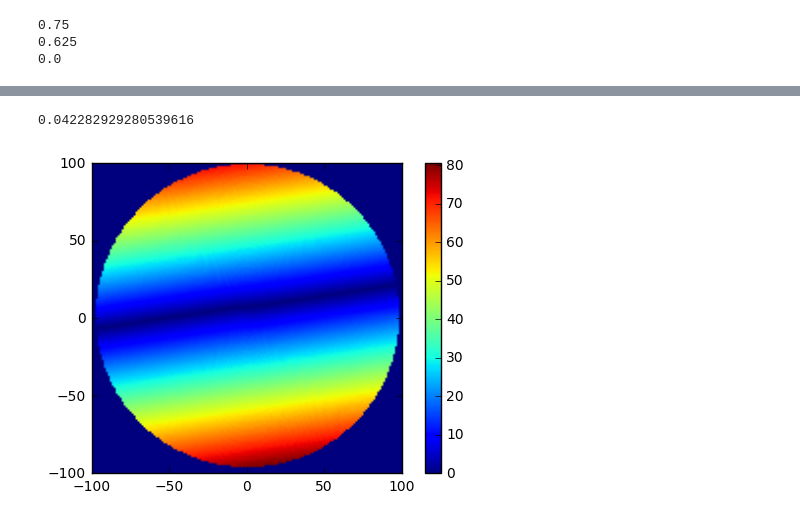
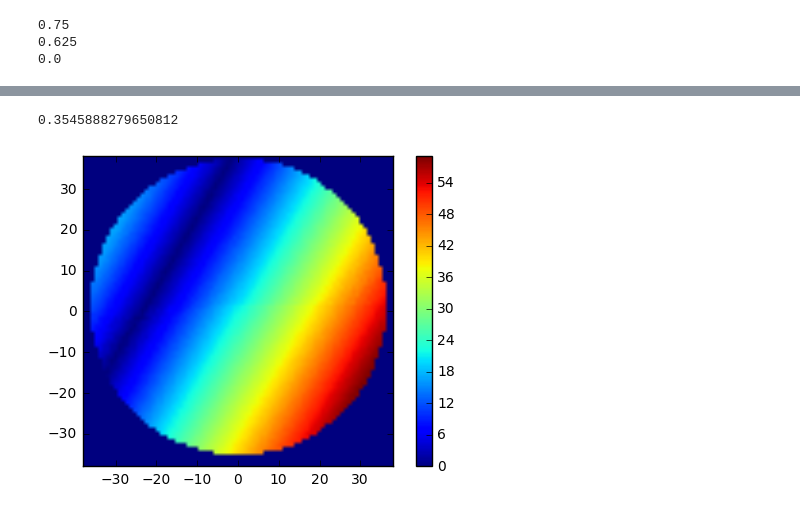
Before and after one commit to David-OConnor/mb-pilotwave, a Jupyter notebook: Drops.ipynb, the cells around one changed output, grey strips where cells are left out. Saved outputs shown, nothing was run; the diff lists cells and outputs as text; code cells hidden in the pictures.

```diff
--- a/Drops.ipynb
+++ b/Drops.ipynb
@@ -54,13 +60,8 @@ print(θiw/τ, θw/τ, θwp/τ,  sep='\n')
 # %%
 center = array([0, 0])
 
-# This will cause 4 solutions!
-# sample = drops.Point(-30, 0)
-# impact = drops.Point(50, 9)
-
-
-sample = array([-30., 1.1])
-impact = array([50., 8.])
+sample = array([-10., 25])
+impact = array([15., 15.])
 
 θ = linspace(0, τ, 5000)
 
@@ -69,5 +70,5 @@ cast = partial(wave_reflection.cast_ray, impact, sample, center)
 dists = array(list(map(cast, θ)))
 plt.plot(θ, dists)
 
-%timeit list(wave_reflection.find_wall_collisions(impact, sample, center))
+list(wave_reflection.find_wall_collisions(impact, sample, center))
 # %% [output]
@@ -76,6 +78,3 @@ plt.plot(θ, dists)
 # %%
-sample = array([-4, 0])
-impact = array([6.6, 1])
-
 %timeit list(wave_reflection.find_reflection_points(impact, sample))
 # %% [output]
@@ -92,16 +90,11 @@ drops.net_surface_height(10, impacts, drops.Point(2, 2))
 # %%
 from itertools import product
 
-sample = array([-30., 0.])
-impact = array([50., 9.])
 
-θiw = 0.26567148
-# θiw = 2.77087142
-# θiw = 3.0090949999999999
-# θiw = 3.9505101599999999
+θiw = 2.2279473139602279
 
 print(θiw / τ)
 utilities.reflection_field(impact, center, θiw)
 # %% [output]
-0.042282929280539616
+0.3545888279650812
-[figure, old version]
+[figure, new version]
```
Also changed, not shown: parts of 5 cells of this notebook, 3 other files.
